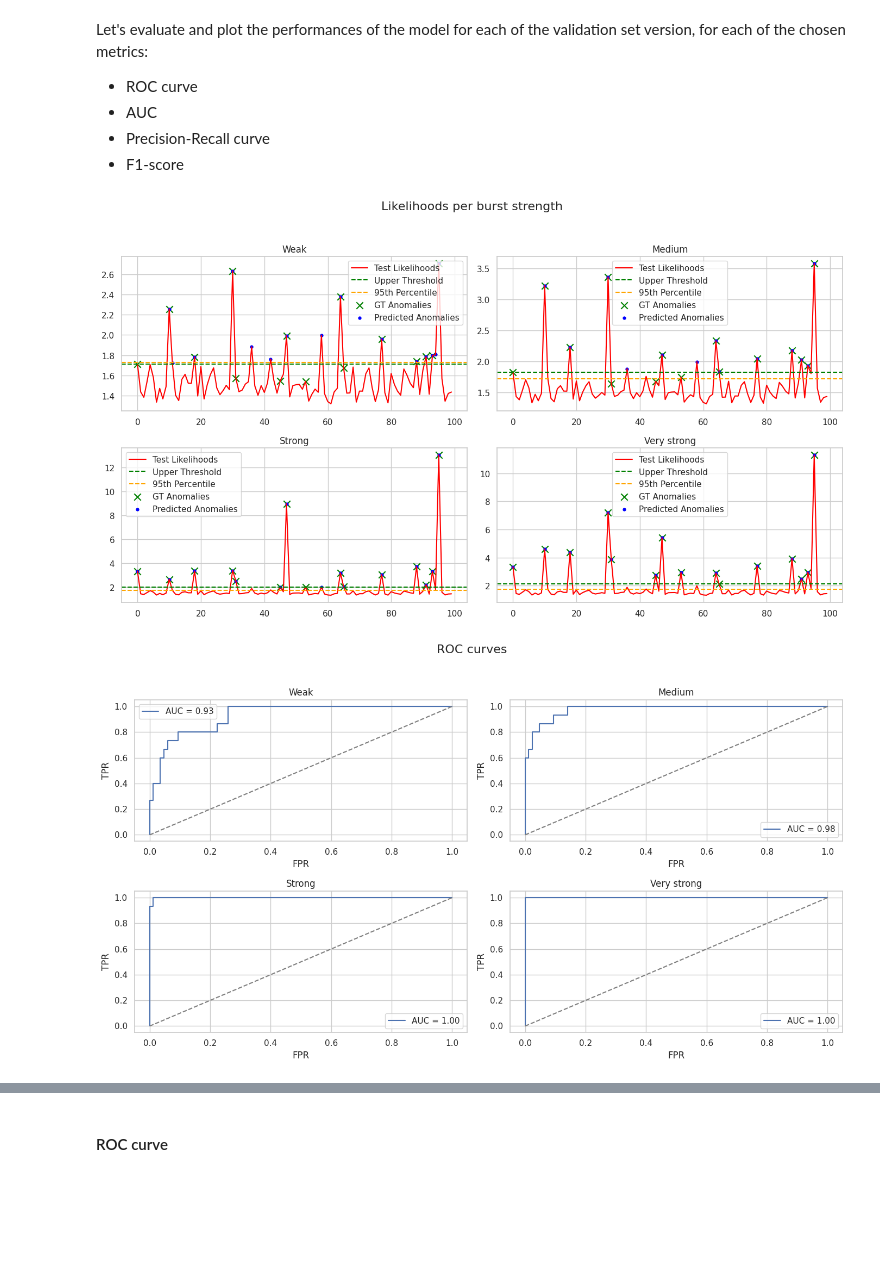
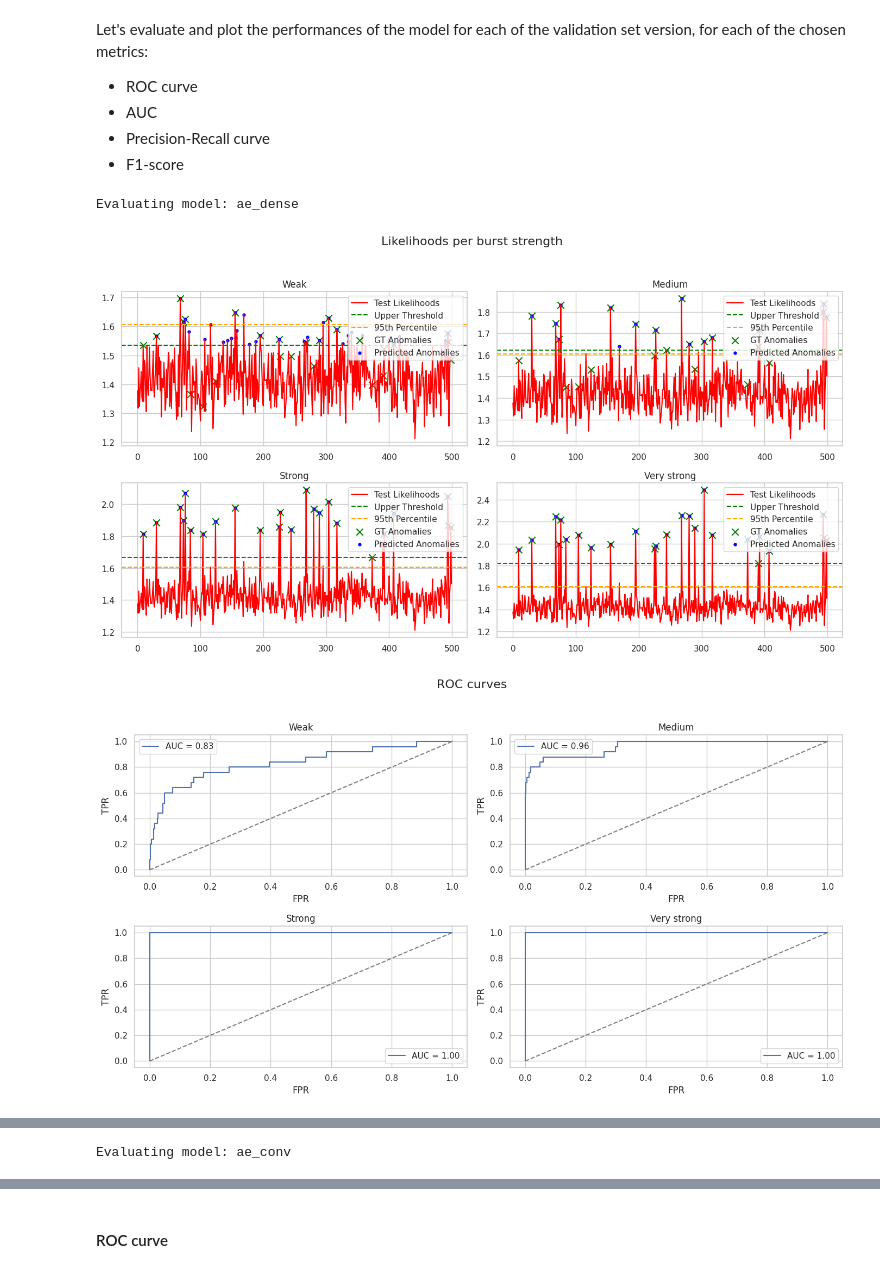
Before and after one commit to t-perniola/Denoising-Autoencoders-for-GRBs-detection, a Jupyter notebook: Denoising_Autoencoder_for_GRBs_detection.ipynb, the cells around one changed output, grey strips where cells are left out. Cells and saved outputs as stored; diff of their text form; code cells hidden in the pictures; blank space fills up the shorter version.

```diff
--- a/Denoising_Autoencoder_for_GRBs_detection.ipynb
+++ b/Denoising_Autoencoder_for_GRBs_detection.ipynb
@@ -404,4 +530,4 @@ Standard deviation of training likelihoods: 0.1260145753622055
 # %%
-thresh_95 = np.percentile(train_likelihoods, 95)
-print(f"95th Threshold: {thresh_95:.4f}")
+threshold_perc = np.percentile(train_likelihoods, 99.8)
+print(f"99.8th Threshold: {threshold_perc:.4f}")
 # %% [output]
@@ -409,5 +535,10 @@ print(f"95th Threshold: {thresh_95:.4f}")
 # %% [markdown]
 ### **Evaluation**
+# %%
+# Models
+models= [ae, ae_conv]
+ae.name = "ae_dense"
+ae_conv.name = "ae_conv"
 # %%
 # Generate test data
 test_data = generate_skewnorm_data(alpha_fit, mu_fit, sigma_fit, num_samples)
@@ -419,7 +550,7 @@ In this section, we will evaluate our model using different versions of the same
 
 * The **burst strength**, generating anomalies that are detectable but not overly obvious, preventing the anomalies from standing out too clearly.
 # %%
-def compute_likelihood(data, ae):
+def compute_likelihood(data, ae, num_chunks):
   likelihoods = []
   for chunk in range(num_chunks):
     sample = data[chunk]
@@ -446,11 +577,12 @@ burst_strengths = {
 }
 
 # Results dict.
-results = {label: {
+results = {model.name: {label: {
     "Avg_ll": None, "Std dev": None, "AUC": None,
     "Precision": None, "Recall": None, "F1": None,
     "Best Threshold (F1)": None
 } for label in burst_strengths.keys()}
+           for model in models}
 # %% [markdown]
 Let's evaluate and plot the performances of the model for each of the validation set version, for each of the chosen metrics:
 
@@ -460,11 +592,16 @@ Let's evaluate and plot the performances of the model for each of the validation
 *   Precision-Recall curve
 *   F1-score
 # %%
-results = evaluate_and_plot_per_strength(
-    test_data, results, fixed_anomalies_idx, test_anomaly_perc,
-    burst_strengths, scaler, compute_likelihood, ae, train_likelihoods,
-    num_chunks, thresh_95, peak_time, burst_duration
-)
+# Evaluating and plotting
+for model in models:
+  print(f"Evaluating model: {model.name}")
+  evaluate_and_plot_per_strength(test_data, results, model,
+                                 fixed_anomalies_idx, test_anomaly_perc,
+                                 burst_strengths, scaler, compute_likelihood,
+                                 model, train_likelihoods, num_chunks_eval, threshold_perc,
+                                 peak_time, burst_duration
+  )
 # %% [output]
+Evaluating model: ae_dense
-[figure, old version]
+[figure, new version]
-[figure, old version]
+[figure, new version]
@@ -472,0 +610 @@ results = evaluate_and_plot_per_strength(
+Evaluating model: ae_conv
```
Also changed, not shown: parts of 44 cells of this notebook.
